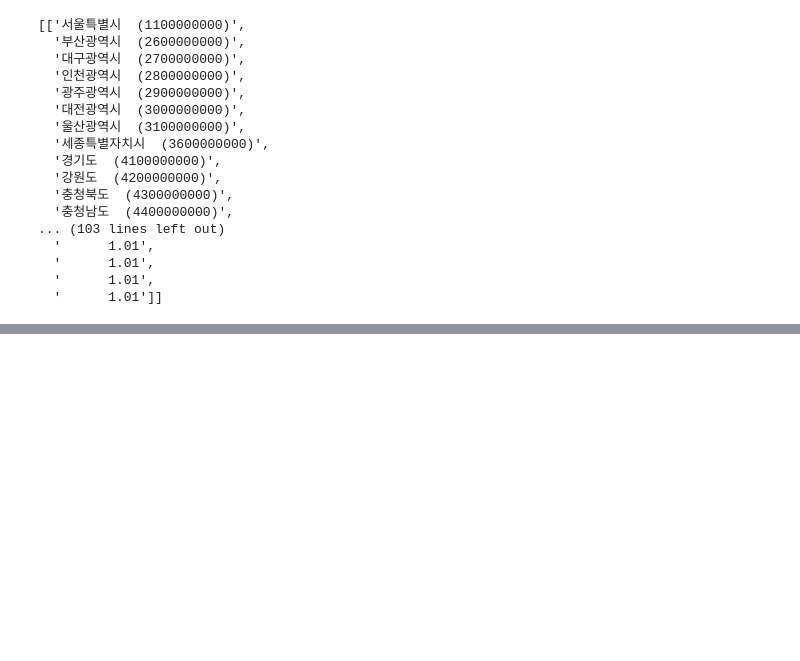
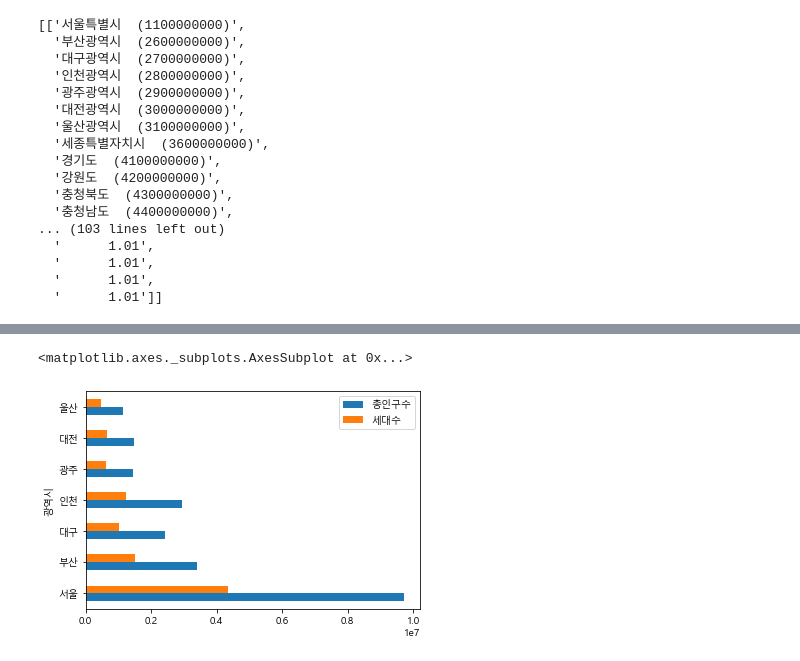
Before and after one commit to skchoco/python-basic, a Jupyter notebook: 2.data().ipynb, the cells around one changed output, grey strips where cells are left out. Saved outputs shown, nothing was run; the diff lists cells and outputs as text; code cells hidden in the pictures; blank space fills up the shorter version.

```diff
--- a/2.data().ipynb
+++ b/2.data().ipynb
@@ -51,0 +144,5 @@ array([['서울특별시  (1100000000)', '부산광역시  (2600000000)',
+# %%
+df4.plot(kind = 'barh')
+# %% [output]
+<matplotlib.axes._subplots.AxesSubplot at 0x...>
+[figure, added]
```
Also changed, not shown: parts of 10 cells of this notebook, 5 other files.
